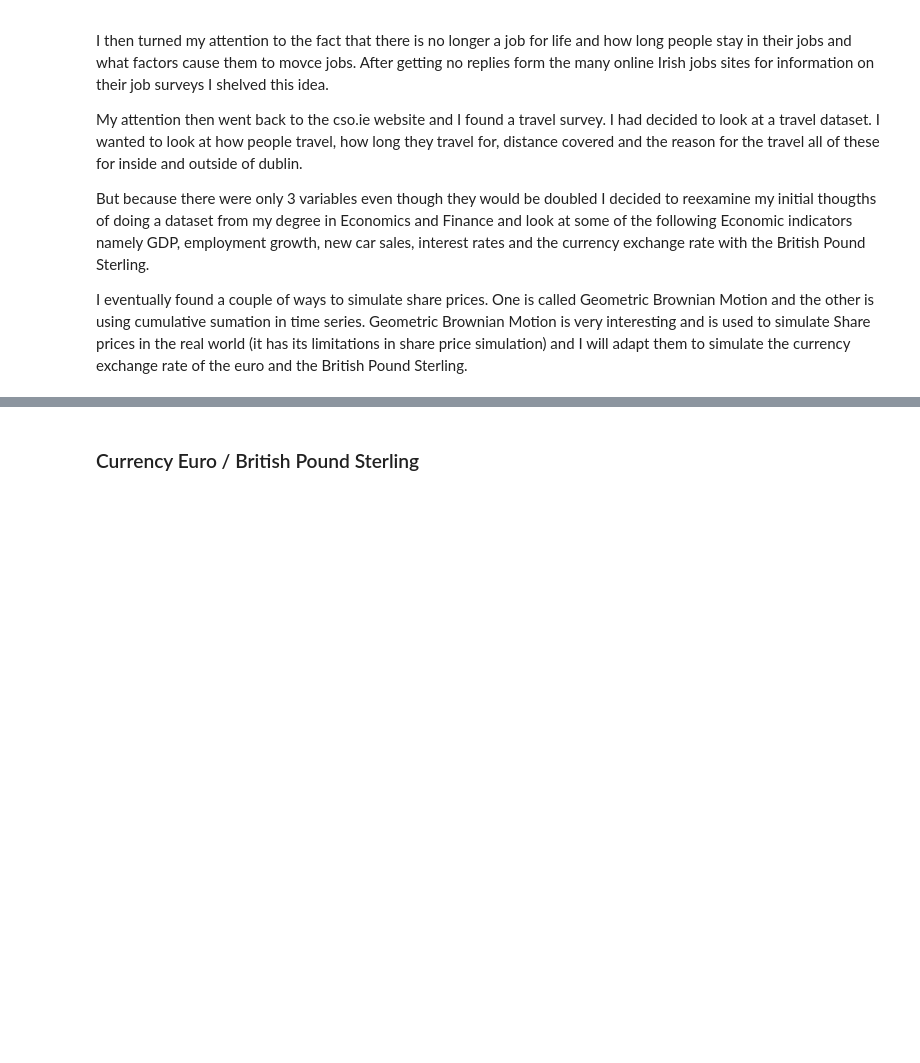
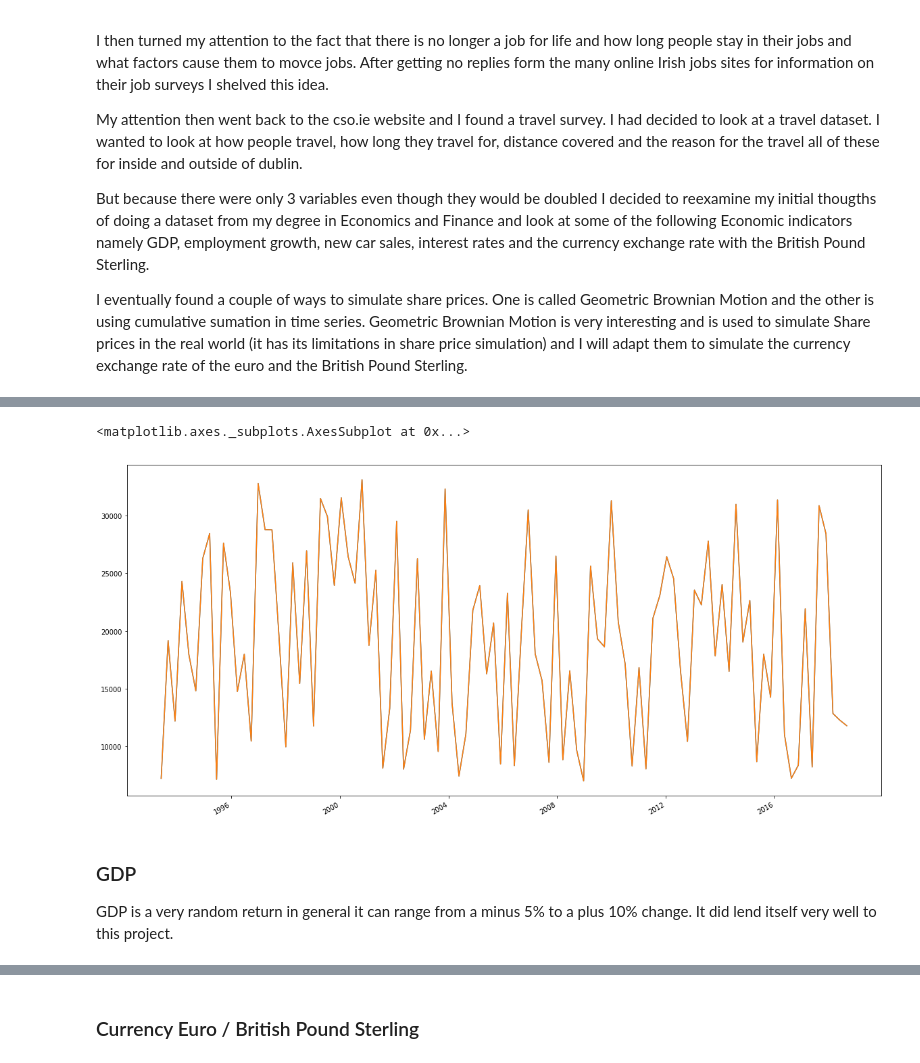
Before and after one commit to MichaelORegan/52465-Programming-for-Data-Analysis-Project, a Jupyter notebook: 52465 Programming for Data Analysis Project.ipynb, the cells around one changed output, grey strips where cells are left out. Cells and saved outputs as stored; diff of their text form; code cells hidden in the pictures; blank space fills up the shorter version.

```diff
--- a/52465 Programming for Data Analysis Project.ipynb
+++ b/52465 Programming for Data Analysis Project.ipynb
@@ -39,0 +22,4 @@ np.random.randint(-14.00, high=8.00, size=100, dtype='i')
+# %%
+np.random.seed(1) # seed the random generator so that we get the same data each time code is run
+govexp = np.random.randint(7000, 33800, 100) # calling our data govexp, 100 random integers between 7000 and 33800
+govexp
@@ -40 +39,12 @@ np.random.randint(-14.00, high=8.00, size=100, dtype='i')
+# %%
+ts = pd.Series(govexp, index=pd.date_range('06/1993', '09/2018', periods=100))
+ts.plot(figsize=(20,10))
+ts.plot()
+# %% [output]
+<matplotlib.axes._subplots.AxesSubplot at 0x...>
+[figure, added]
+# %% [markdown]
+### GDP
+
+GDP is a very random return in general it can range from a minus 5% to a plus 10% change.  It did lend itself very well to this project.
 # %%
```
Also changed, not shown: parts of 23 cells of this notebook, 2 other files.
